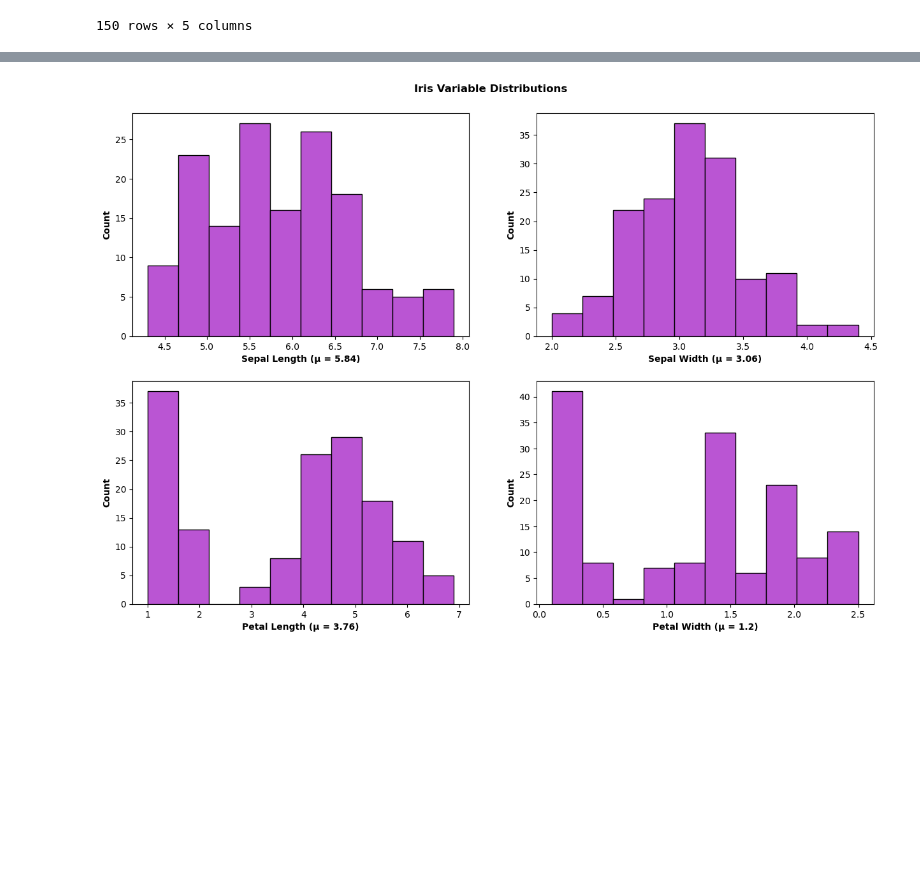
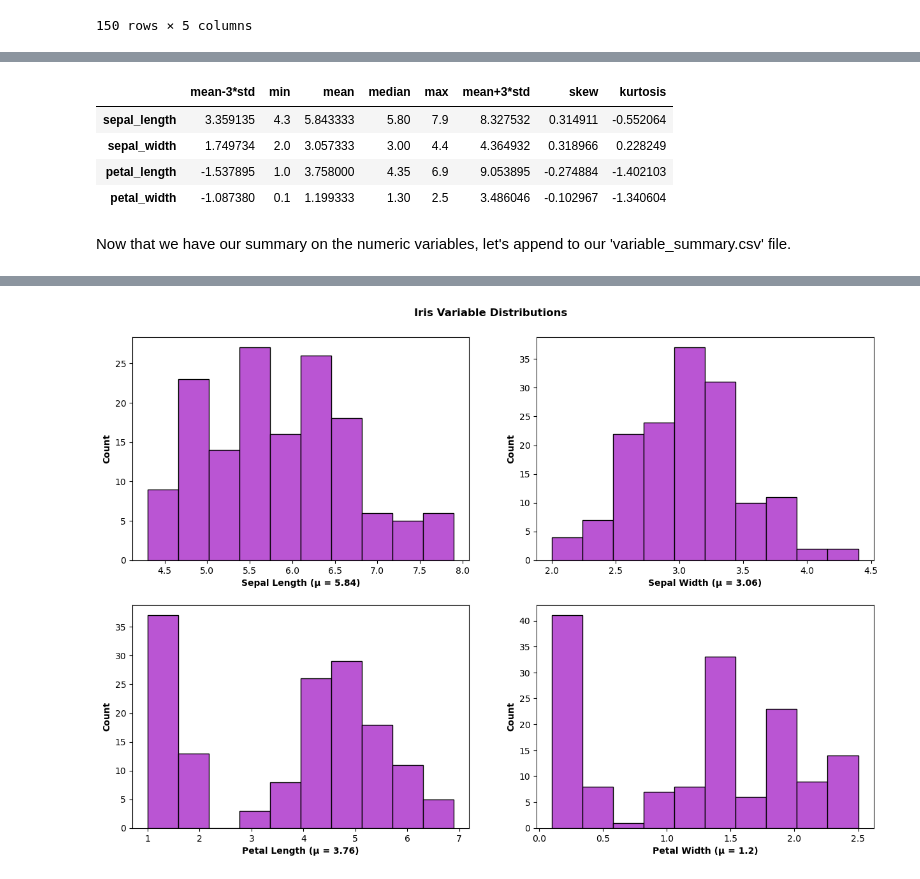
Before and after one commit to fdennehy/pands-project, a Jupyter notebook: iris.ipynb, the cells around one changed output, grey strips where cells are left out. Drawn from its saved outputs; the diff is of its cells as text; code cells hidden in the pictures; blank space fills up the shorter version.

```diff
--- a/iris.ipynb
+++ b/iris.ipynb
@@ -73,0 +166,13 @@ df.describe()
+# %%
+# Re-oder the above Dataframe for ease of reading
+# https://pandas.pydata.org/pandas-docs/stable/reference/api/pandas.DataFrame.reindex.html
+X_stats = X_stats.reindex(columns=['mean-3*std', 'min', 'mean', 'median', 'max', 'mean+3*std', 'skew', 'kurtosis'])
+X_stats
+# %% [output]
+|  | mean-3*std | min | mean | median | max | mean+3*std | skew | kurtosis |
+| sepal_length | 3.359135 | 4.3 | 5.843333 | 5.80 | 7.9 | 8.327532 | 0.314911 | -0.552064 |
+| sepal_width | 1.749734 | 2.0 | 3.057333 | 3.00 | 4.4 | 4.364932 | 0.318966 | 0.228249 |
+| petal_length | -1.537895 | 1.0 | 3.758000 | 4.35 | 6.9 | 9.053895 | -0.274884 | -1.402103 |
+| petal_width | -1.087380 | 0.1 | 1.199333 | 1.30 | 2.5 | 3.486046 | -0.102967 | -1.340604 |
+# %% [markdown]
+Now that we have our summary on the numeric variables, let's append to our 'variable_summary.csv' file.
```
Also changed, not shown: parts of 39 cells of this notebook, 3 other files.
